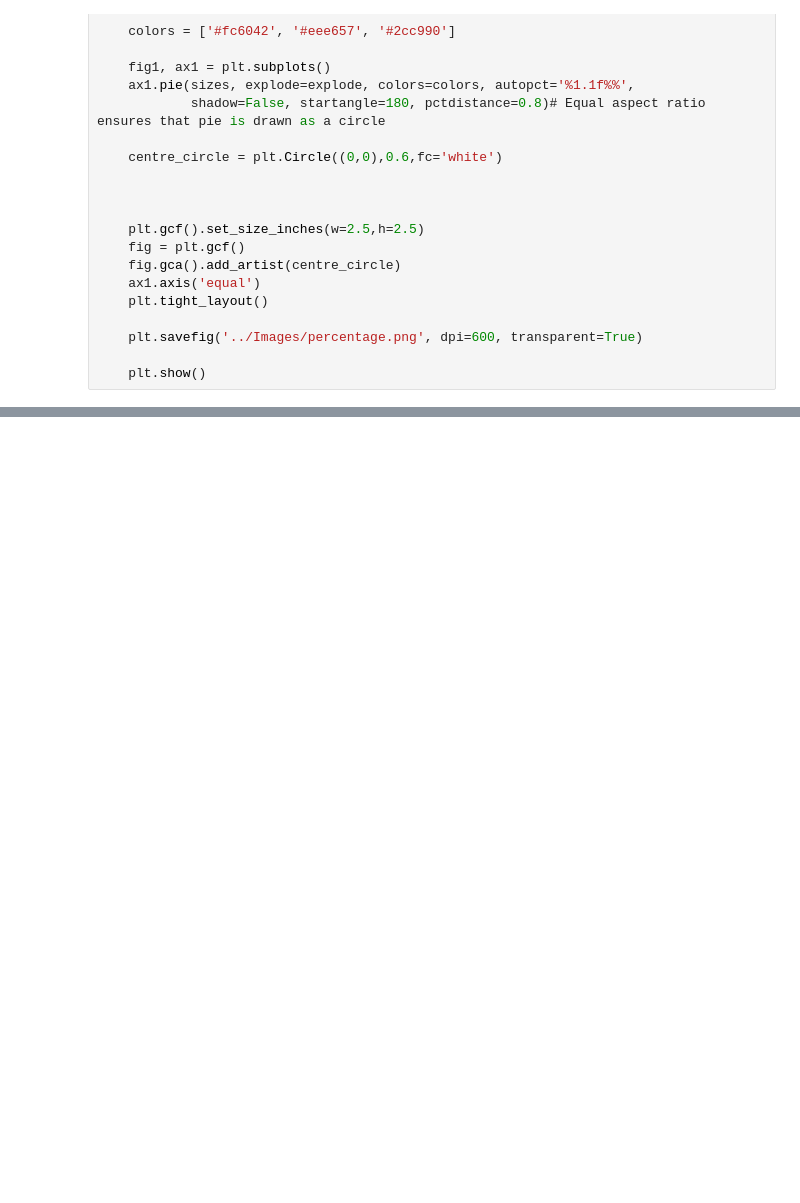
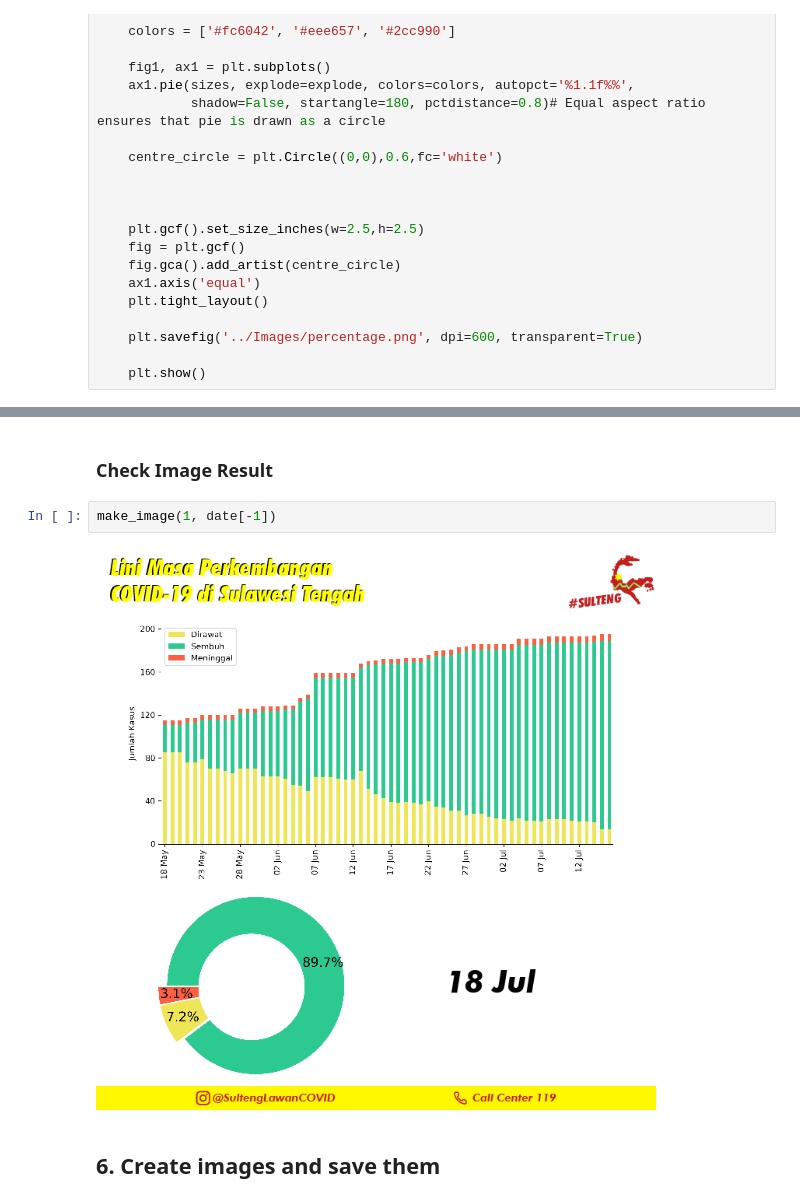
Before and after one commit to fazlurnu/Covid-19-Animation, a Jupyter notebook: Scripts/Animation.ipynb, the cells around one changed output, grey strips where cells are left out. Drawn from its saved outputs; the diff is of its cells as text; blank space fills up the shorter version.

```diff
--- a/Scripts/Animation.ipynb
+++ b/Scripts/Animation.ipynb
@@ -211,3 +233,11 @@ def make_image(index, date):
+# %% [markdown]
+### Check Image Result
+# %%
+make_image(1, date[-1])
+# %% [output]
+[figure, added]
+# %% [markdown]
+## 6. Create images and save them
 # %%
 for i in range(10, len(total_rawat)):
     rawat = total_rawat[:i]
```
Also changed, not shown: parts of 15 cells of this notebook.
